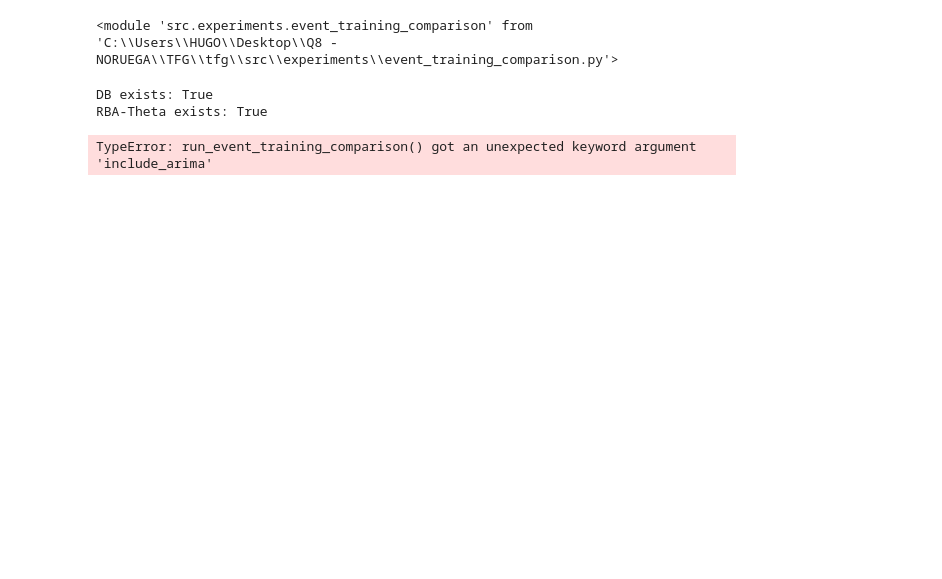
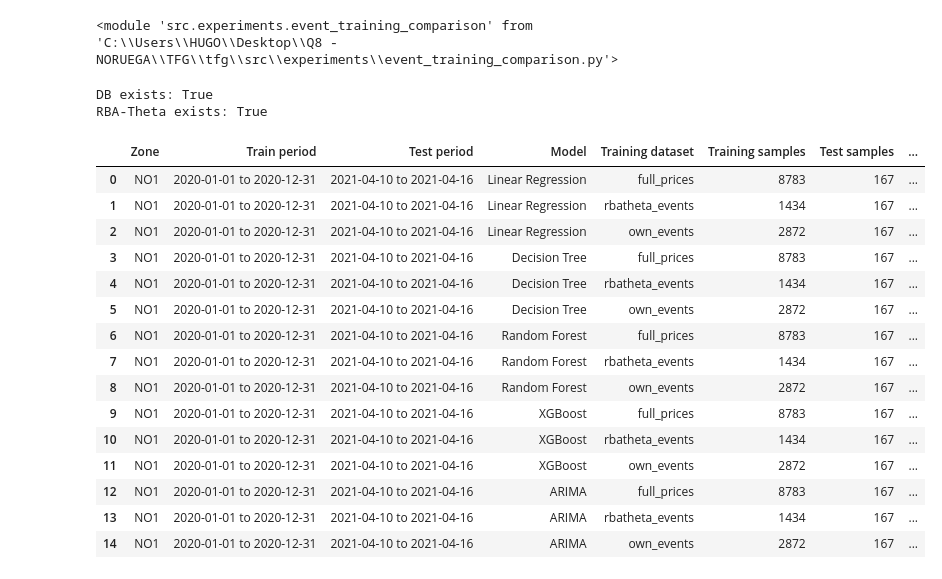
Before and after one commit to huugoox/tfg, a Jupyter notebook: notebooks/Analysis/0X_CommonModel.ipynb, the cells around one changed output. Cells and saved outputs as stored; diff of their text form; code cells hidden in the pictures; blank space fills up the shorter version.

Commit message:
Update on common model to evaluate

```diff
--- a/notebooks/Analysis/0X_CommonModel.ipynb
+++ b/notebooks/Analysis/0X_CommonModel.ipynb
@@ -35,28 +35,43 @@ RBA-Theta exists: True
 # %%
 # ============================================================
 # RUN EXPERIMENT
 # ============================================================
 
 from src.events import SimpleEventDetector
 
 detector = SimpleEventDetector()
 
 results_table, experiment_objects = etc.run_event_training_comparison(
     db_path=db_path,
     rbatheta_events_path=rbatheta_2020_events_path,
     detector=detector,
     zone_code="NO1",
     train_start="2020-01-01",
     train_end="2020-12-31",
     test_start="2021-04-10",
     test_end="2021-04-16",
     include_arima=True,
-    arima_order=(3, 0, 3),
+    arima_order=(1, 0, 1),
 )
 
 results_table
 # %% [output]
-TypeError: run_event_training_comparison() got an unexpected keyword argument 'include_arima'
+|  | Zone | Train period | Test period | Model | Training dataset | Training samples | Test samples | ... |
+| 0 | NO1 | 2020-01-01 to 2020-12-31 | 2021-04-10 to 2021-04-16 | Linear Regression | full_prices | 8783 | 167 | ... |
+| 1 | NO1 | 2020-01-01 to 2020-12-31 | 2021-04-10 to 2021-04-16 | Linear Regression | rbatheta_events | 1434 | 167 | ... |
+| 2 | NO1 | 2020-01-01 to 2020-12-31 | 2021-04-10 to 2021-04-16 | Linear Regression | own_events | 2872 | 167 | ... |
+| 3 | NO1 | 2020-01-01 to 2020-12-31 | 2021-04-10 to 2021-04-16 | Decision Tree | full_prices | 8783 | 167 | ... |
+| 4 | NO1 | 2020-01-01 to 2020-12-31 | 2021-04-10 to 2021-04-16 | Decision Tree | rbatheta_events | 1434 | 167 | ... |
+| 5 | NO1 | 2020-01-01 to 2020-12-31 | 2021-04-10 to 2021-04-16 | Decision Tree | own_events | 2872 | 167 | ... |
+| 6 | NO1 | 2020-01-01 to 2020-12-31 | 2021-04-10 to 2021-04-16 | Random Forest | full_prices | 8783 | 167 | ... |
+| 7 | NO1 | 2020-01-01 to 2020-12-31 | 2021-04-10 to 2021-04-16 | Random Forest | rbatheta_events | 1434 | 167 | ... |
+| 8 | NO1 | 2020-01-01 to 2020-12-31 | 2021-04-10 to 2021-04-16 | Random Forest | own_events | 2872 | 167 | ... |
+| 9 | NO1 | 2020-01-01 to 2020-12-31 | 2021-04-10 to 2021-04-16 | XGBoost | full_prices | 8783 | 167 | ... |
+| 10 | NO1 | 2020-01-01 to 2020-12-31 | 2021-04-10 to 2021-04-16 | XGBoost | rbatheta_events | 1434 | 167 | ... |
+| 11 | NO1 | 2020-01-01 to 2020-12-31 | 2021-04-10 to 2021-04-16 | XGBoost | own_events | 2872 | 167 | ... |
+| 12 | NO1 | 2020-01-01 to 2020-12-31 | 2021-04-10 to 2021-04-16 | ARIMA | full_prices | 8783 | 167 | ... |
+| 13 | NO1 | 2020-01-01 to 2020-12-31 | 2021-04-10 to 2021-04-16 | ARIMA | rbatheta_events | 1434 | 167 | ... |
+| 14 | NO1 | 2020-01-01 to 2020-12-31 | 2021-04-10 to 2021-04-16 | ARIMA | own_events | 2872 | 167 | ... |
 # %%
 # ============================================================
 # PLOTS BY MODEL - SEPARATED
```
Also changed, not shown: parts of 1 cell of this notebook.
